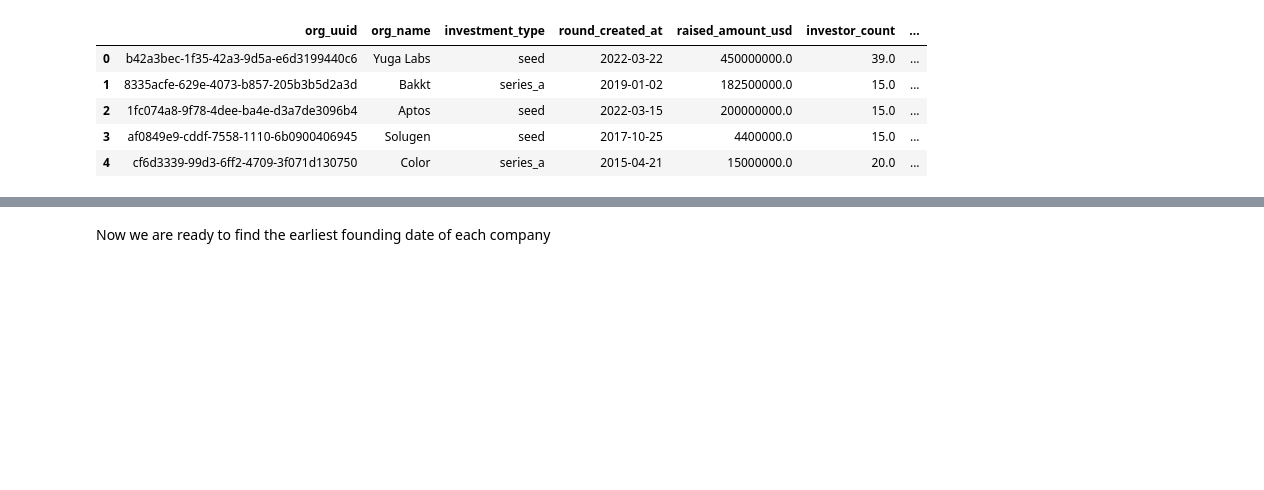
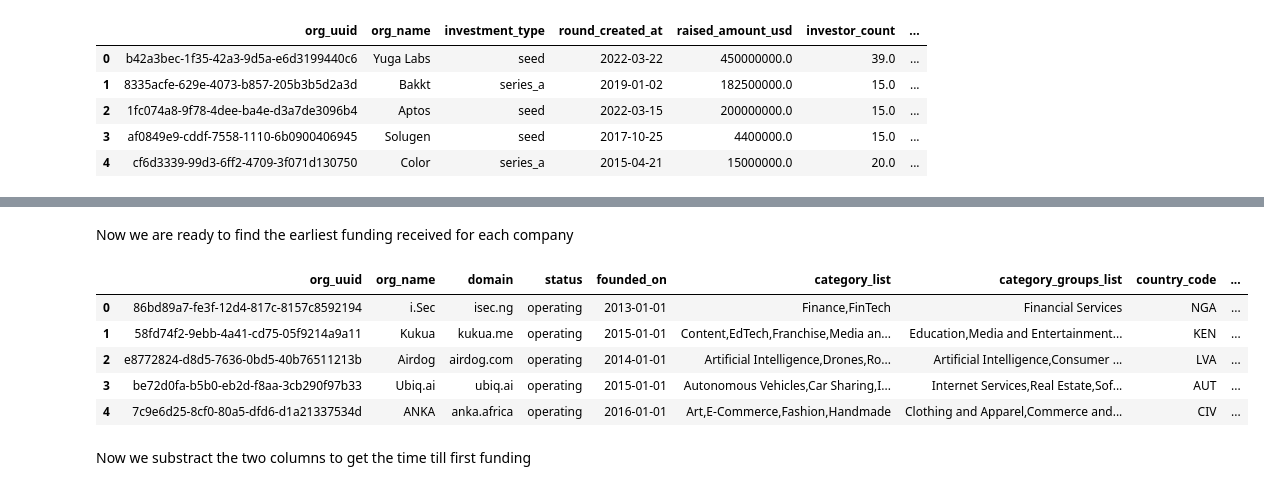
Before and after one commit to velapartners/moneyball-temporal-v1, a Jupyter notebook: feature_exploration.ipynb, the cells around one changed output, grey strips where cells are left out. Drawn from its saved outputs; the diff is of its cells as text; code cells hidden in the pictures; blank space fills up the shorter version.

```diff
--- a/feature_exploration.ipynb
+++ b/feature_exploration.ipynb
@@ -276,4 +278,4 @@ df_company_success.head()
 | 3 | a79a6ae8-3c74-0db7-7e6b-b4f7662d37e8 | 17zuoye | ucenter.17zuoye.com | ipo | 2011-01-01 | E-Learning,EdTech,Education,Inter... | Education,Internet Services,Software | CHN | ... |
 | 4 | 8e5b2628-6d2b-4f0a-9808-07c935156515 | 1inch | 1inch.io | operating | 2020-07-09 | Blockchain,Cryptocurrency,Informa... | Financial Services,Information Te... | KNA | ... |
 # %% [markdown]
-Now we are ready to find the earliest founding date of each company
+Now we are ready to find the earliest funding received for each company
@@ -279,0 +291,13 @@ Now we are ready to find the earliest founding date of each company
+# %%
+# this worked
+df_company_success.head(5)
+df_company_fail.head(5)
+# %% [output]
+|  | org_uuid | org_name | domain | status | founded_on | category_list | category_groups_list | country_code | ... |
+| 0 | 86bd89a7-fe3f-12d4-817c-8157c8592194 | i.Sec | isec.ng | operating | 2013-01-01 | Finance,FinTech | Financial Services | NGA | ... |
+| 1 | 58fd74f2-9ebb-4a41-cd75-05f9214a9a11 | Kukua | kukua.me | operating | 2015-01-01 | Content,EdTech,Franchise,Media an... | Education,Media and Entertainment... | KEN | ... |
+| 2 | e8772824-d8d5-7636-0bd5-40b76511213b | Airdog | airdog.com | operating | 2014-01-01 | Artificial Intelligence,Drones,Ro... | Artificial Intelligence,Consumer ... | LVA | ... |
+| 3 | be72d0fa-b5b0-eb2d-f8aa-3cb290f97b33 | Ubiq.ai | ubiq.ai | operating | 2015-01-01 | Autonomous Vehicles,Car Sharing,I... | Internet Services,Real Estate,Sof... | AUT | ... |
+| 4 | 7c9e6d25-8cf0-80a5-dfd6-d1a21337534d | ANKA | anka.africa | operating | 2016-01-01 | Art,E-Commerce,Fashion,Handmade | Clothing and Apparel,Commerce and... | CIV | ... |
+# %% [markdown]
+Now we substract the two columns to get the time till first funding
```
Also changed, not shown: parts of 26 cells of this notebook, 1 other file.
